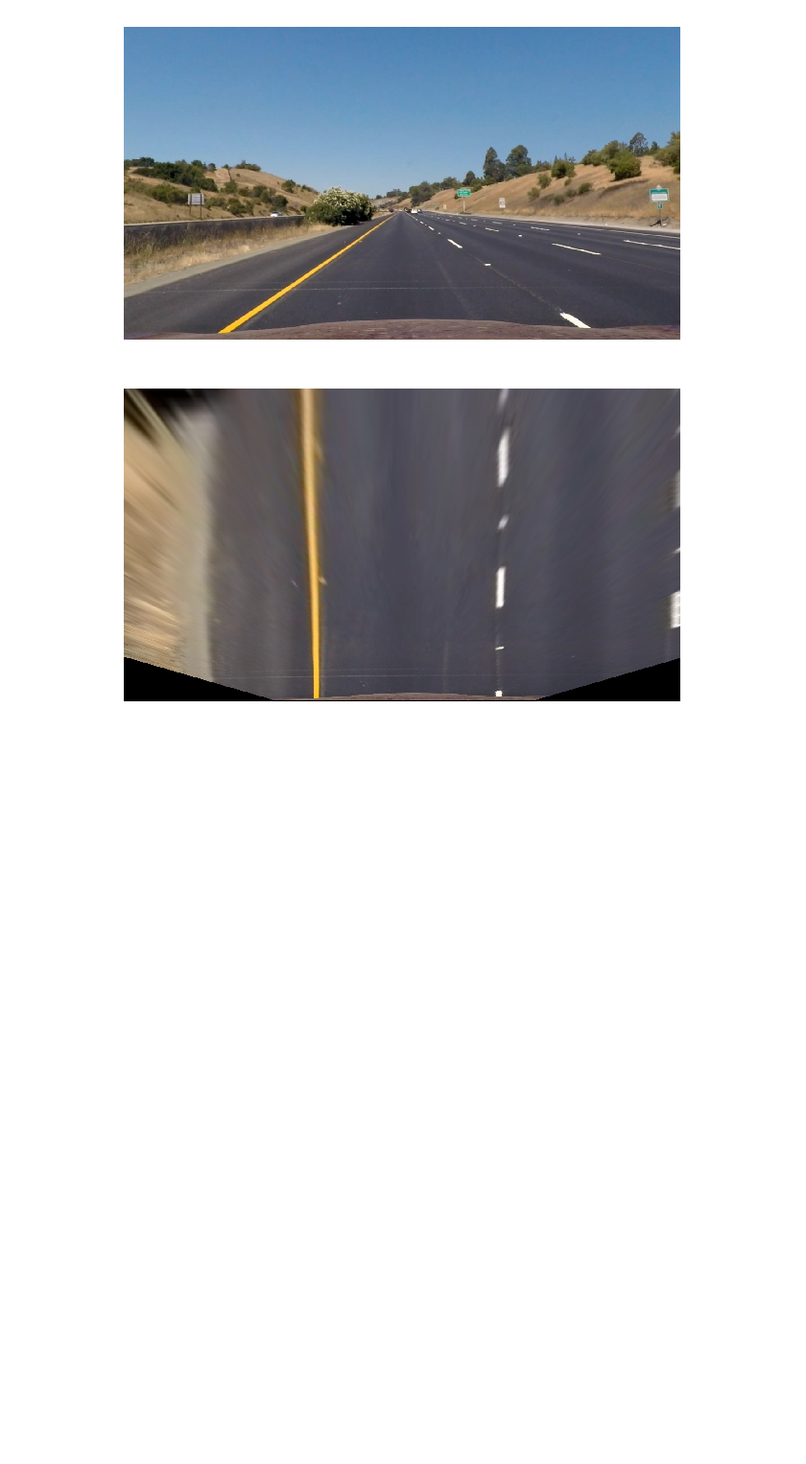
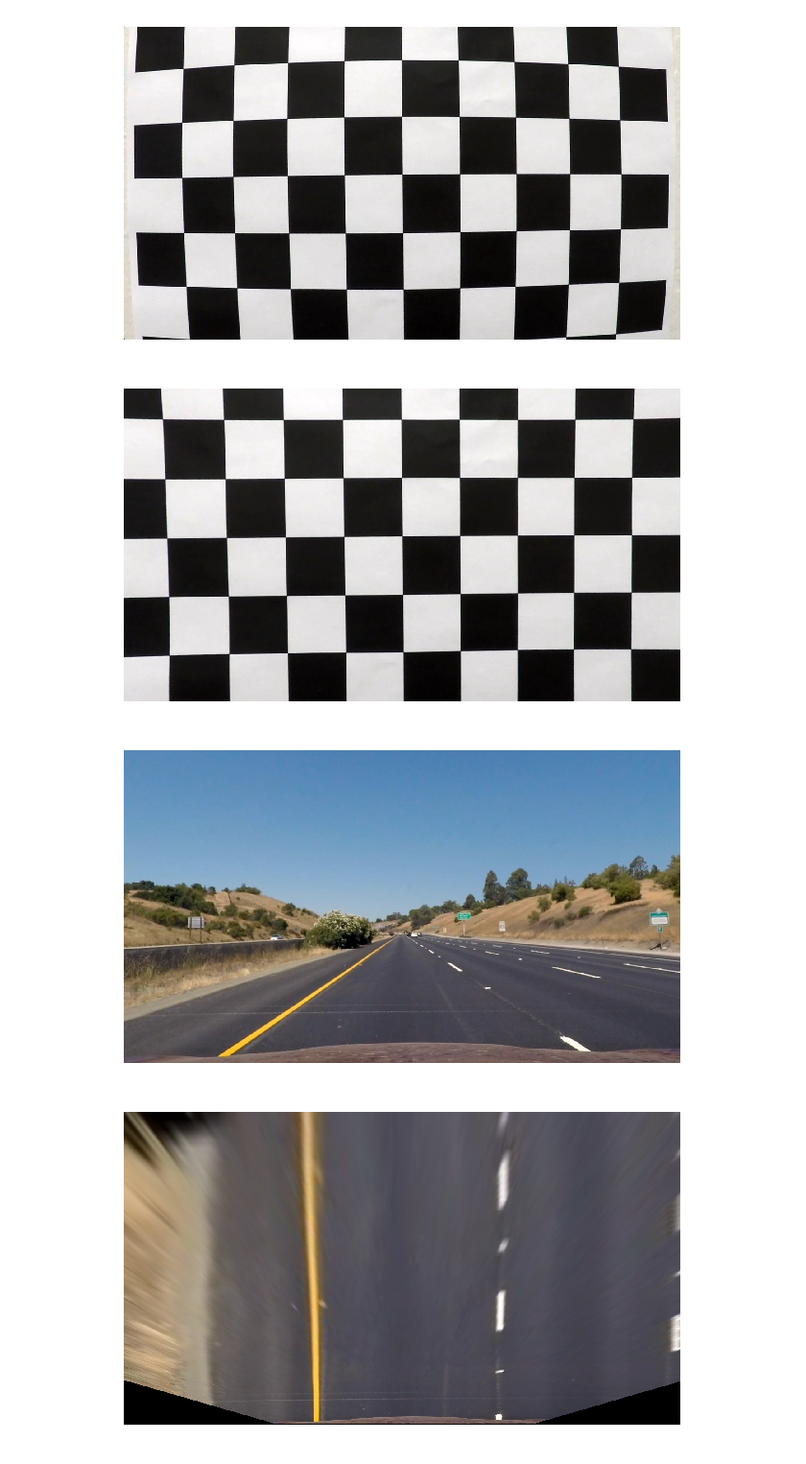
Before and after one commit to Corni33/CarND_P4_AdvancedLaneLines, a Jupyter notebook: advanced_lane_lines.ipynb, the cells around one changed output. Shown at 96% size. Drawn from its saved outputs; the diff is of its cells as text; code cells hidden in the pictures; blank space fills up the shorter version.

```diff
--- a/advanced_lane_lines.ipynb
+++ b/advanced_lane_lines.ipynb
@@ -60,17 +60,20 @@ ret, mtx, dist, rvecs, tvecs = cv2.calibrateCamera(objpoints, imgpoints, gray.sh
 # %%
 def undistort_image(img):
     global mtx, dist
     dst = cv2.undistort(img, mtx, dist, None, mtx)
     return dst
 
 
-plot_example_image = False
+plot_example_image = True
 if plot_example_image:
     img = cv2.imread('./camera_cal/calibration1.jpg')
     img_undist = undistort_image(img)
 
     plot_image(img)
     plot_image(img_undist)
+# %% [output]
+[figure, added]
+[figure, added]
 # %%
 def mouse_callback(event, x, y, flags, param):
     # begin drawing the distorted rectangle on the image in the lower left corner and move on in clockwise direction
```
Also changed, not shown: parts of 6 cells of this notebook, 1 other file.
